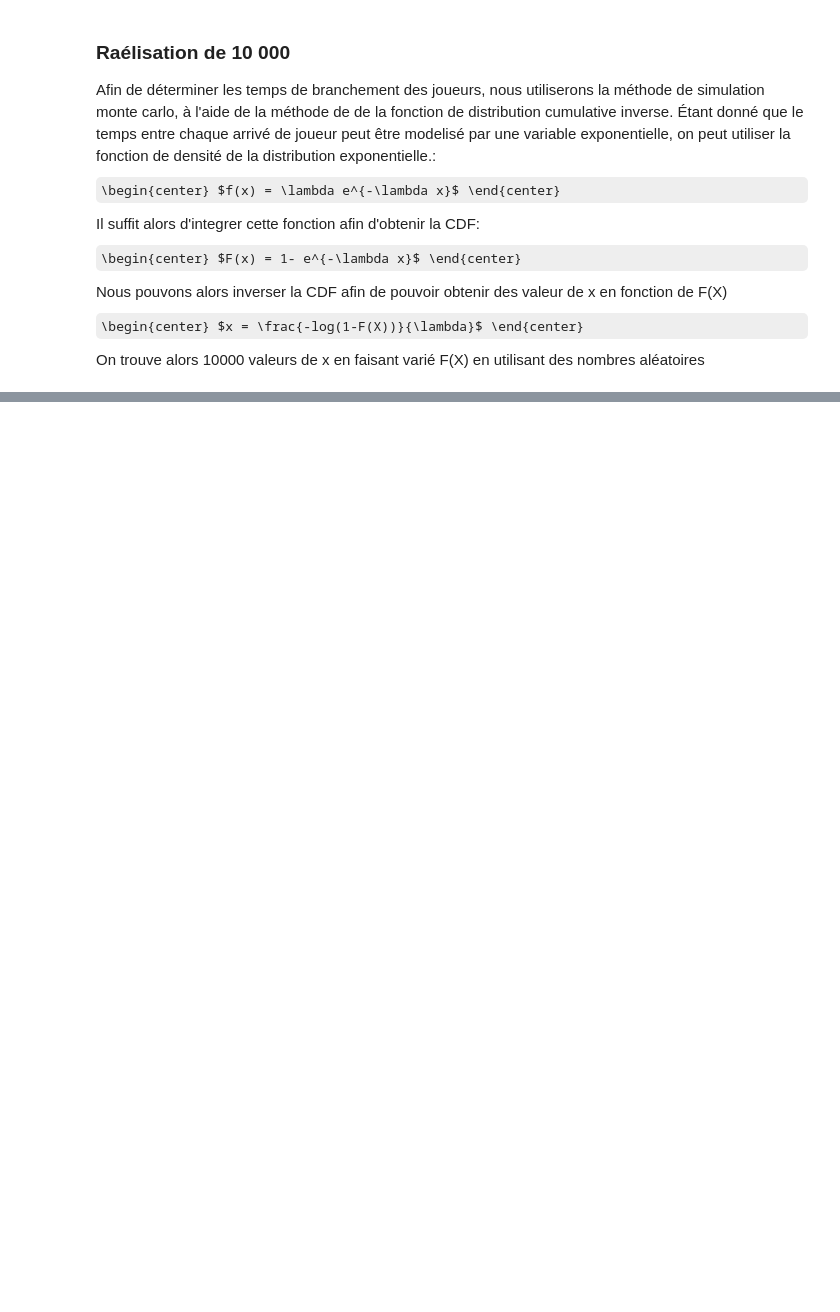
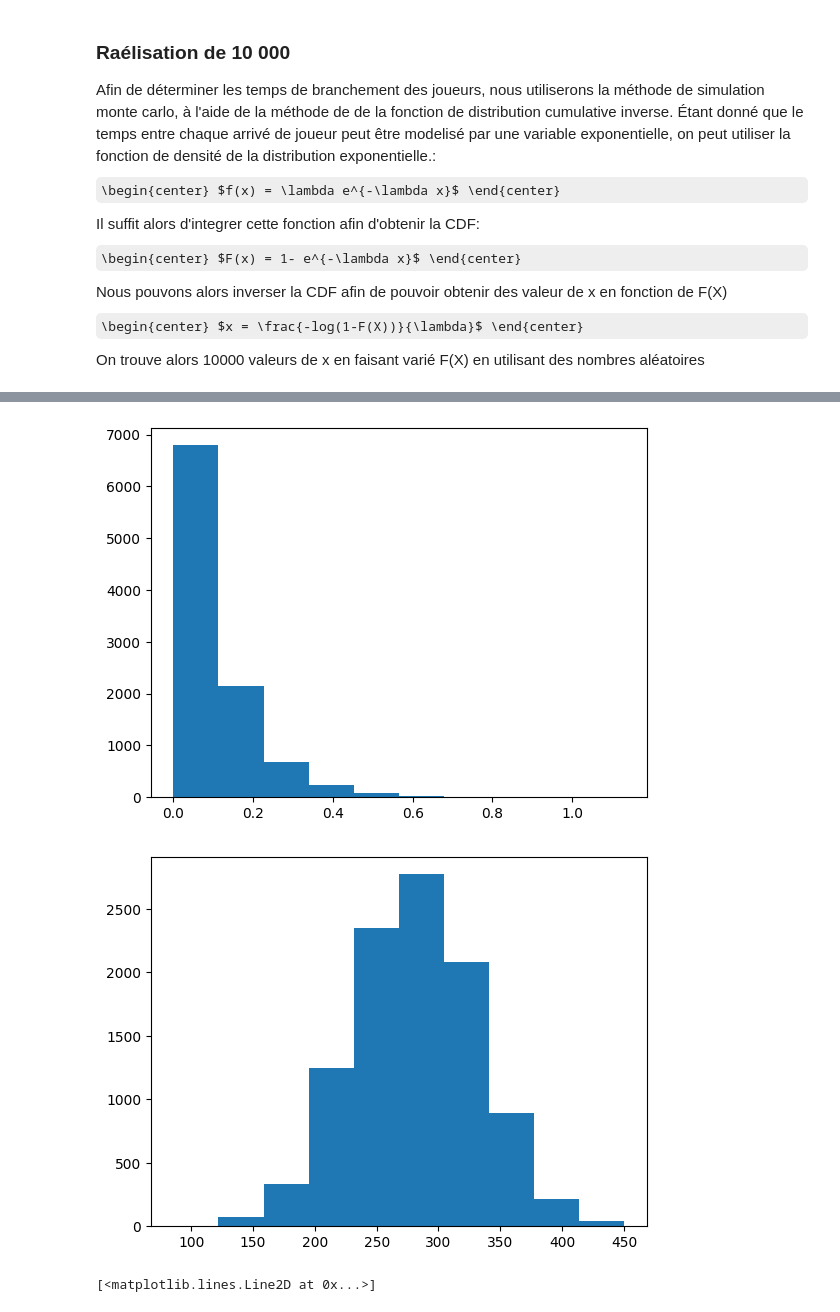
Before and after one commit to leethalss/S5_APP5, a Jupyter notebook: problematique.ipynb, the cells around one changed output, grey strips where cells are left out. Saved outputs shown, nothing was run; the diff lists cells and outputs as text; code cells hidden in the pictures; some formulas as TeX source; blank space fills up the shorter version.

```diff
--- a/problematique.ipynb
+++ b/problematique.ipynb
@@ -326,0 +375,66 @@ ValueError: autodetected range of [nan, nan] is not finite
+# %%
+N = 10000
+Lambda = 10
+temps = np.zeros(int(N*np.mean(p)+moyenne+4*std))
+tempsCourant = 0.0
+
+# Cas réel
+for i in range(N):
+    duree = int(RealisationQ(1)[0])
+    for j in range(duree):
+        temps[int(np.floor(tempsCourant)+j)] += 1
+
+    tempsCourant += RealisationP(1, Lambda)[0]
+# %%
+import numpy as np
+import matplotlib.pyplot as plt
+
+# Paramètres
+N = 10000
+lambdas = [10, 50, 100]  # Choisissez au moins 3 valeurs de λ entre 10 et 100
+moyenne_Q = 280.58  # Remplacez par la moyenne réelle de la variable aléatoire Q
+std_Q = 50.124481  # Remplacez par l'écart type réel de la variable aléatoire Q
+
+# Fonction pour générer les instants de branchement des joueurs
+def generate_arrival_times(N, lam):
+    aleatoire = np.random.rand(N)
+    return (-np.log(1 - aleatoire)) / lam
+
+# Fonction pour générer les temps de jeu des joueurs
+def generate_play_times(N, moyenne, std):
+    aleatoire2 = np.random.rand(N)
+    play_times = np.zeros(N)
+    for i in range(len(aleatoire2)):
+        if aleatoire2[i] >= 0.5:
+            play_times[i] = np.sqrt(-np.log(-(aleatoire2[i] * 2 - 1)**2 + 1) / (np.sqrt(np.pi / 8))) * std + moyenne
+        else:
+            play_times[i] = -np.sqrt(-np.log(-(aleatoire2[i] * 2 - 1)**2 + 1) / (np.sqrt(np.pi / 8))) * std + moyenne
+    return play_times
+
+# Boucle sur différentes valeurs de λ
+
+P = generate_arrival_times(N,lambdas[0])
+plt.hist(P)
+plt.show()
+Q = generate_play_times(N,moyenne_Q,std_Q)
+plt.hist(Q)
+plt.show()
+
+N = 10000
+Lambda = 10
+temps = np.zeros(int(N*np.mean(generate_arrival_times(N,10))+moyenne+4*std))
+tempsCourant = 0.0
+
+# Cas réel
+for i in range(N):
+    duree = int(generate_play_times(1,moyenne,std)[0])
+    for j in range(duree):
+        temps[int(np.floor(tempsCourant)+j)] += 1
+
+    tempsCourant += generate_arrival_times(1, Lambda)[0]
+
+plt.plot(temps)
+# %% [output]
+[figure, added]
+[figure, added]
+[<matplotlib.lines.Line2D at 0x...>]
```
Also changed, not shown: parts of 9 cells of this notebook.
